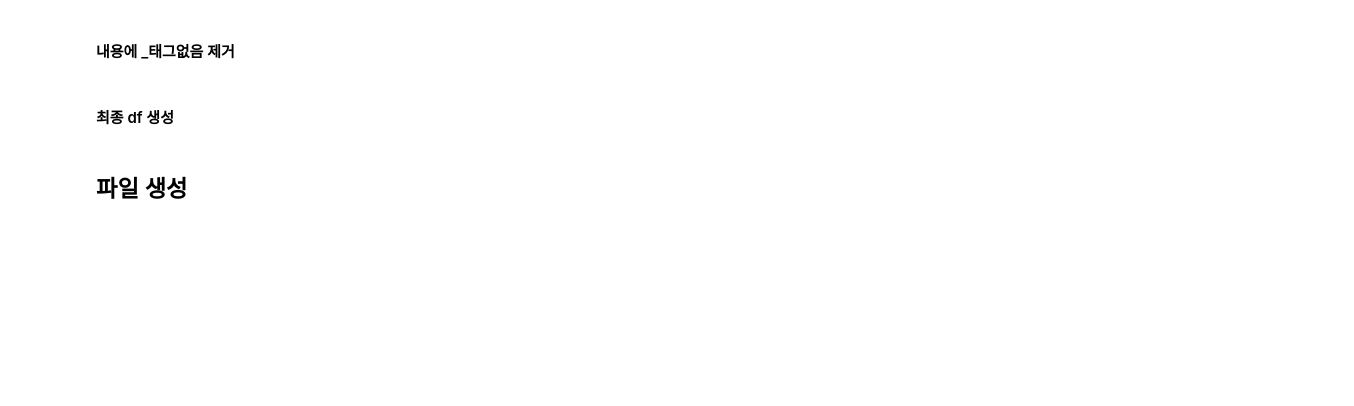
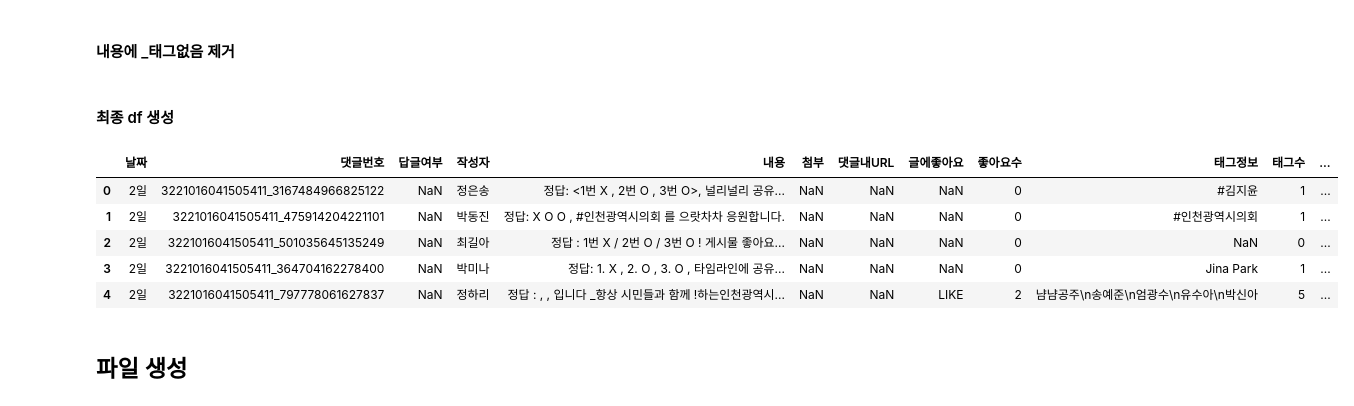
Before and after one commit to kbjung/Wantreez, a Jupyter notebook: Crawling/incheon/facebook.ipynb, the cells around one changed output. Cells and saved outputs as stored; diff of their text form; code cells hidden in the pictures; blank space fills up the shorter version.

```diff
--- a/Crawling/incheon/facebook.ipynb
+++ b/Crawling/incheon/facebook.ipynb
@@ -35,6 +35,6 @@ os.makedirs(crawled_folder_path, exist_ok=True)
 # %% [markdown]
 ### 드라이버 확인 및 설치
 # %%
-# 크롬 드라이버 버전 확인
-chrome_ver = ca.get_chrome_version().split('.')[0]
-chrome_ver
+# 크롬 드라이버 설치 확인
+ca.install(True)
+driver = webdriver.Chrome()
@@ -43,10 +41,3 @@ chrome_ver
-# %%
-# 크롬 드라이버 설치 확인
-try:
-    driver = webdriver.Chrome(code_path + f'/{chrome_ver}/' + 'chromedriver.exe')
-except:
-    ca.install(True)
-    driver = webdriver.Chrome(code_path + f'/{chrome_ver}/' + 'chromedriver.exe')
 # %% [markdown]
 ### 로그인
 # %%
@@ -430,6 +439,15 @@ df3['내용'] = df3['내용'].str.replace('_태그없음', '')
 #### 최종 df 생성
 # %%
 final_df = df3.copy()
+# %%
+final_df.head()
+# %% [output]
+|  | 날짜 | 댓글번호 | 답글여부 | 작성자 | 내용 | 첨부 | 댓글내URL | 글에좋아요 | 좋아요수 | 태그정보 | 태그수 | ... |
+| 0 | 2일 | 3221016041505411_3167484966825122 | NaN | 정은송 | 정답: <1번 X , 2번 O , 3번 O>, 널리널리 공유... | NaN | NaN | NaN | 0 | #김지윤 | 1 | ... |
+| 1 | 2일 | 3221016041505411_475914204221101 | NaN | 박동진 | 정답: X O O , #인천광역시의회 를 으랏차차 응원합니다. | NaN | NaN | NaN | 0 | #인천광역시의회 | 1 | ... |
+| 2 | 2일 | 3221016041505411_501035645135249 | NaN | 최길아 | 정답 : 1번 X / 2번 O / 3번 O ! 게시물 좋아요... | NaN | NaN | NaN | 0 | NaN | 0 | ... |
+| 3 | 2일 | 3221016041505411_364704162278400 | NaN | 박미나 | 정답: 1. X , 2. O , 3. O , 타임라인에 공유... | NaN | NaN | NaN | 0 | Jina Park | 1 | ... |
+| 4 | 2일 | 3221016041505411_797778061627837 | NaN | 정하리 | 정답 : , , 입니다 _항상 시민들과 함께 !하는인천광역시... | NaN | NaN | LIKE | 2 | 냠냠공주\n송예준\n엄광수\n유수아\n박신아 | 5 | ... |
 # %% [markdown]
 ## 파일 생성
 # %%
```
Also changed, not shown: parts of 17 cells of this notebook, 2 other files.
